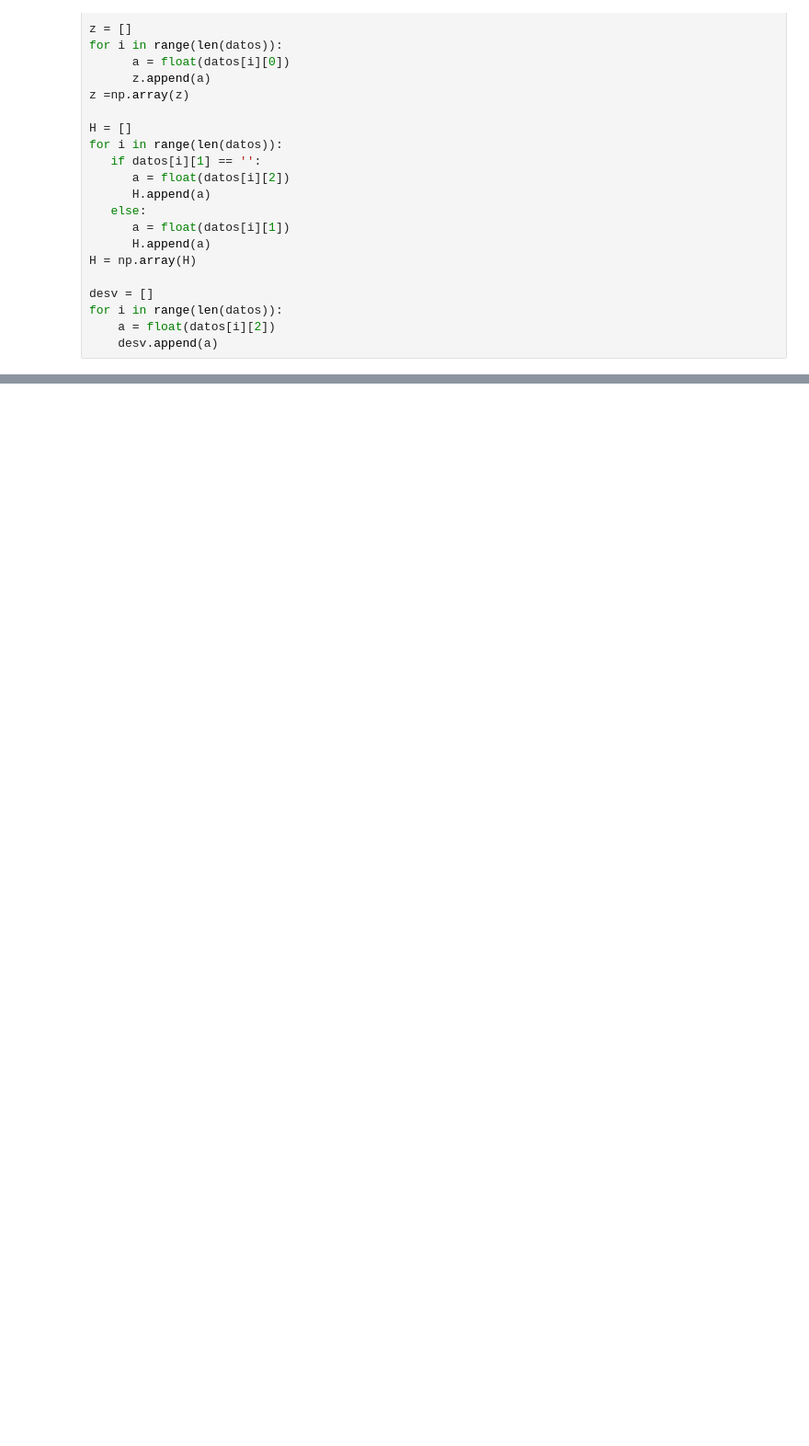
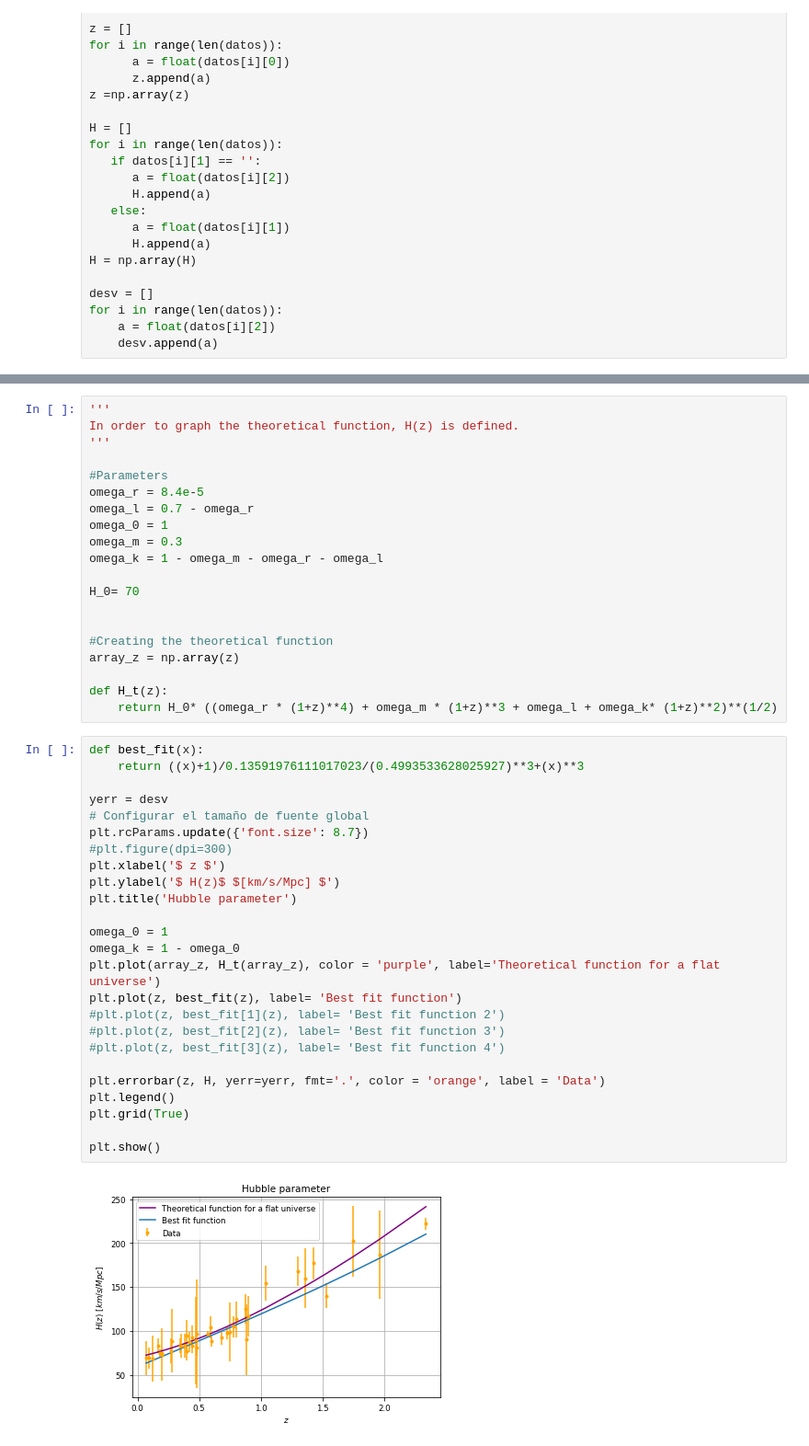
Before and after one commit to AntoCist/Practica_de_verano_2024, a Jupyter notebook: GA_class.ipynb, the cells around one changed output, grey strips where cells are left out. Shown at 92% size. Saved outputs shown, nothing was run; the diff lists cells and outputs as text; blank space fills up the shorter version.

```diff
--- a/GA_class.ipynb
+++ b/GA_class.ipynb
@@ -391,0 +728,47 @@ class Poblacion:
+# %%
+'''
+In order to graph the theoretical function, H(z) is defined.
+'''
+
+#Parameters
+omega_r = 8.4e-5
+omega_l = 0.7 - omega_r
+omega_0 = 1
+omega_m = 0.3
+omega_k = 1 - omega_m - omega_r - omega_l
+
+H_0= 70
+
+
+#Creating the theoretical function
+array_z = np.array(z)
+
+def H_t(z):
+    return H_0* ((omega_r * (1+z)**4) + omega_m * (1+z)**3 + omega_l + omega_k* (1+z)**2)**(1/2)
+# %%
+def best_fit(x):
+    return ((x)+1)/0.13591976111017023/(0.4993533628025927)**3+(x)**3
+
+yerr = desv
+# Configurar el tamaño de fuente global
+plt.rcParams.update({'font.size': 8.7})
+#plt.figure(dpi=300)
+plt.xlabel('$ z $')
+plt.ylabel('$ H(z)$ $[km/s/Mpc] $')
+plt.title('Hubble parameter')
+
+omega_0 = 1
+omega_k = 1 - omega_0
+plt.plot(array_z, H_t(array_z), color = 'purple', label='Theoretical function for a flat universe')
+plt.plot(z, best_fit(z), label= 'Best fit function')
+#plt.plot(z, best_fit[1](z), label= 'Best fit function 2')
+#plt.plot(z, best_fit[2](z), label= 'Best fit function 3')
+#plt.plot(z, best_fit[3](z), label= 'Best fit function 4')
+
+plt.errorbar(z, H, yerr=yerr, fmt='.', color = 'orange', label = 'Data')
+plt.legend()
+plt.grid(True)
+
+plt.show()
+# %% [output]
+[figure, added]
```
Also changed, not shown: parts of 14 cells of this notebook.
